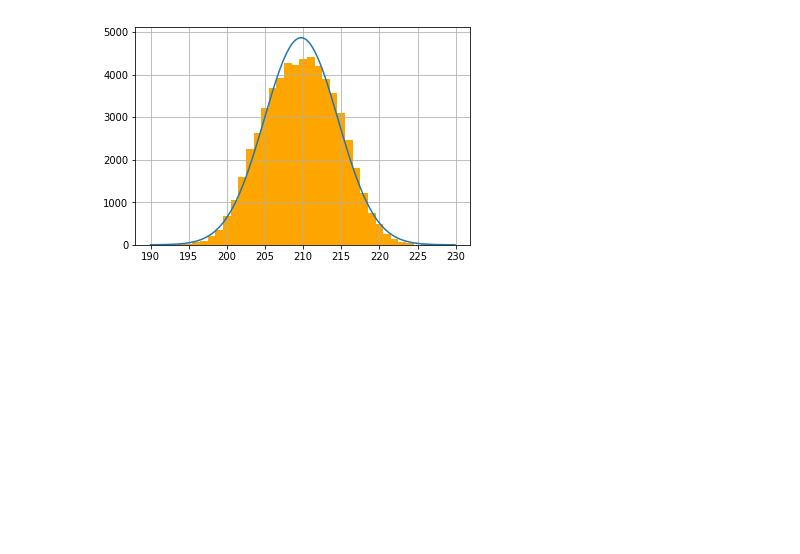
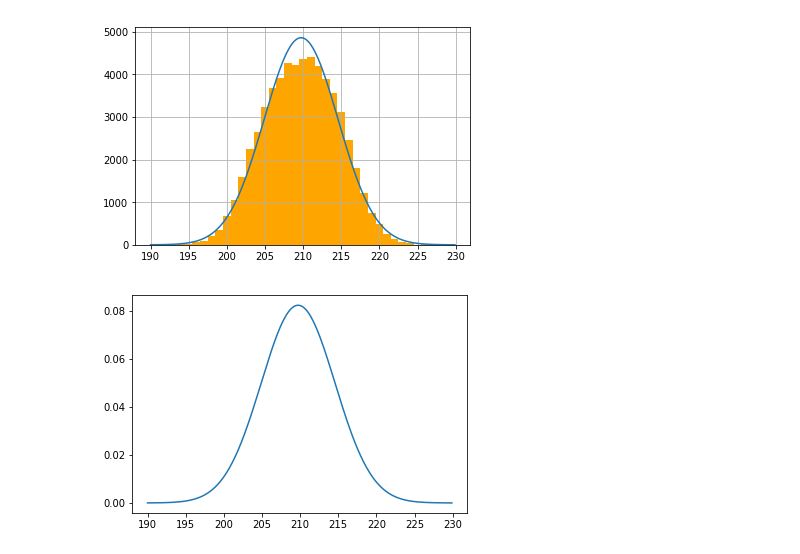
Before and after one commit to ryuichiueda/LNPR_BOOK_CODES, a Jupyter notebook: section_inference/gauss_gamma2.ipynb, the cells around one changed output. Cells and saved outputs as stored; diff of their text form; code cells hidden in the pictures; blank space fills up the shorter version.

```diff
--- a/section_inference/gauss_gamma2.ipynb
+++ b/section_inference/gauss_gamma2.ipynb
@@ -83,3 +83,13 @@ plt.plot(xs, ys)
 plt.show()
 # %% [output]
 [figure]
+# %%
+from scipy.stats import norm
+
+zs = np.arange(190,230, 0.1)
+ys = [norm.pdf(z, mu_dist.mean(), np.sqrt(1/lmd)) for z in zs]
+
+plt.plot(zs,ys)
+plt.show()
+# %% [output]
+[figure, added]
```
Also changed, not shown: parts of 3 cells of this notebook, 2 other files.
